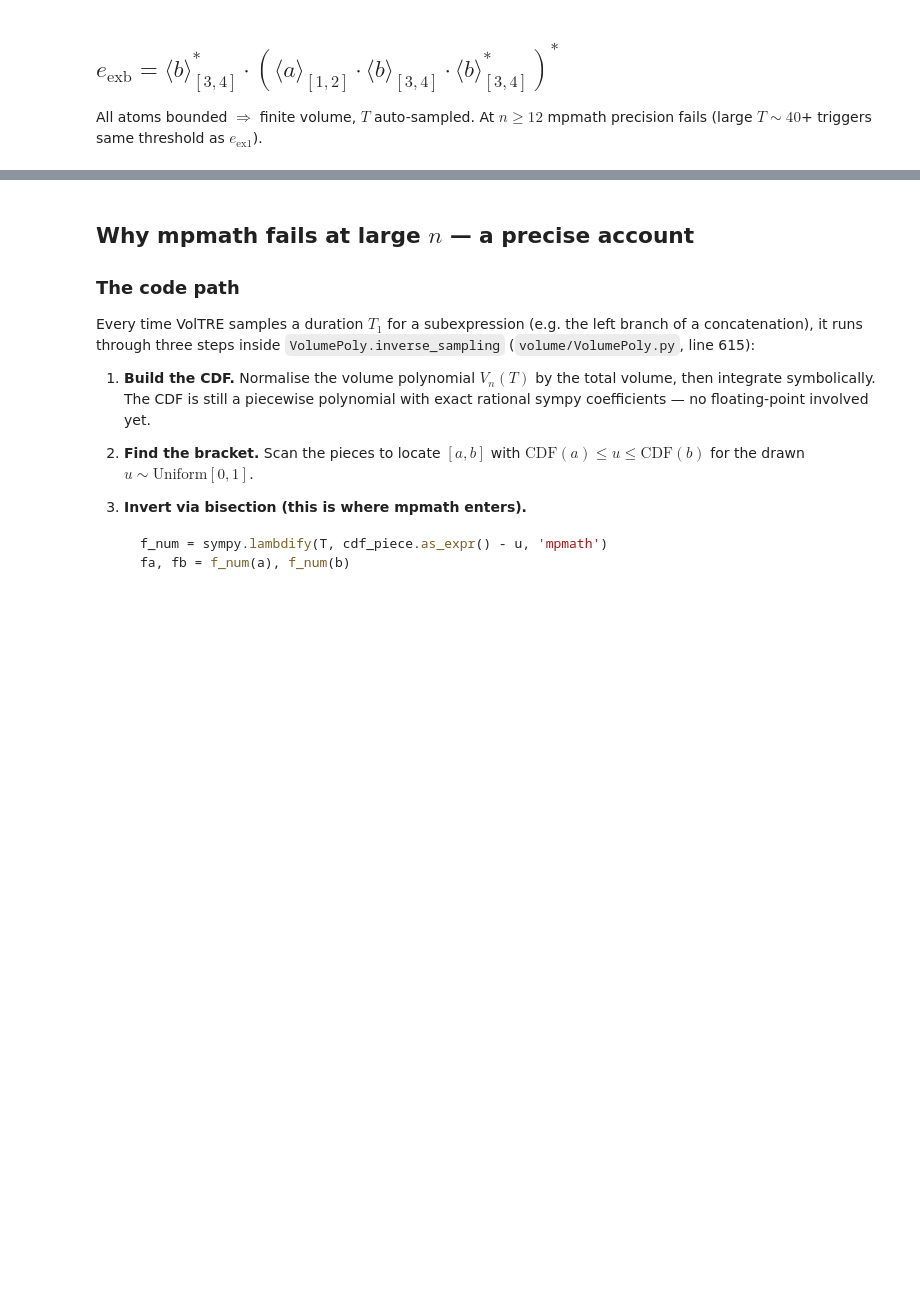
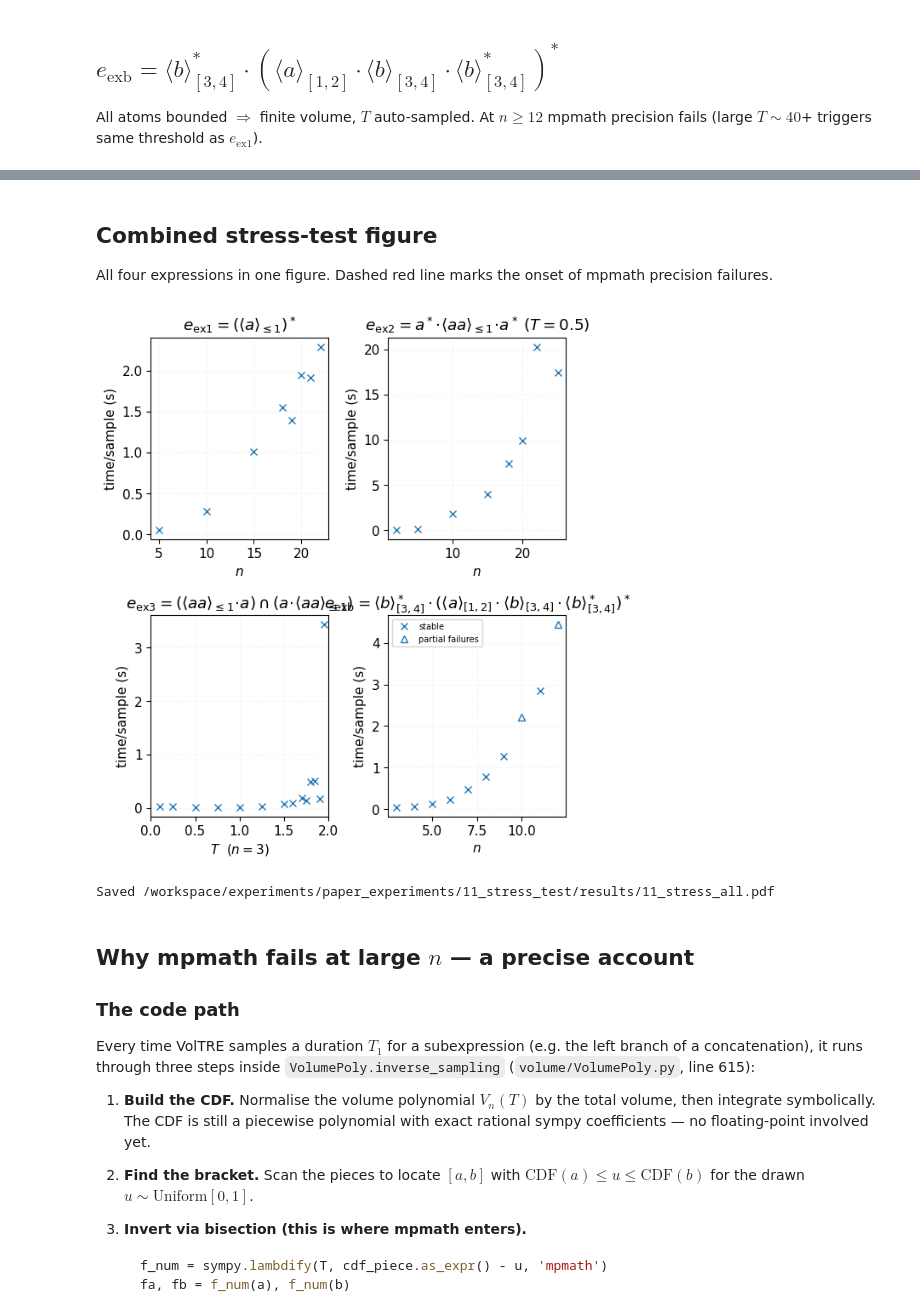
Before and after one commit to figlerg/VolTRE, a Jupyter notebook: experiments/paper_experiments/11_stress_test/11_stress_test.ipynb, the cells around one changed output, grey strips where cells are left out. Drawn from its saved outputs; the diff is of its cells as text; code cells hidden in the pictures; blank space fills up the shorter version.

```diff
--- a/experiments/paper_experiments/11_stress_test/11_stress_test.ipynb
+++ b/experiments/paper_experiments/11_stress_test/11_stress_test.ipynb
@@ -275,3 +296,41 @@ plt.show()
+# %% [markdown]
+## Combined stress-test figure
+
+All four expressions in one figure. Dashed red line marks the onset of mpmath precision failures.
+# %%
+# Combined stress-test figure: 2x2, one panel per expression.
+# Requires times_ex1, times_ex2, times_ex3, times_exb to be in scope
+# (run the individual cells above first).
+
+fig, axes = plt.subplots(2, 2, figsize=(FIG_W, FIG_H * 2.6))
+(ax1, ax2), (ax3, ax4) = axes
+
+stress_plot(ax1, N_VALUES_EX1, times_ex1, fails_ex1,
+            r'$n$', r'$e_{\mathrm{ex1}}=(\langle a\rangle_{\leq 1})^*$')
+
+stress_plot(ax2, N_VALUES_EX2, times_ex2, fails_ex2,
+            r'$n$',
+            r'$e_{\mathrm{ex2}}=a^*\!\cdot\!\langle aa\rangle_{\leq 1}\!\cdot\! a^*\;(T{=}0.5)$')
+
+stress_plot(ax3, T_VALUES_EX3, times_ex3, fails_ex3,
+            r'$T$  ($n=3$)',
+            r'$e_{\mathrm{ex3}}=(\langle aa\rangle_{\leq 1}\!\cdot\! a)'
+            r'\cap(a\!\cdot\!\langle aa\rangle_{\leq 1})$')
+ax3.set_xlim(0, 2)
+
+stress_plot(ax4, N_VALUES_EXB, times_exb, fails_exb,
+            r'$n$',
+            r'$e_{\mathrm{exb}}=\langle b\rangle^*_{[3,4]}\cdot'
+            r'(\langle a\rangle_{[1,2]}\cdot\langle b\rangle_{[3,4]}\cdot\langle b\rangle^*_{[3,4]})^*$')
+
+fig.tight_layout(pad=1.2)
+out = os.path.join(RESULTS, '11_stress_all.pdf')
+fig.savefig(out, bbox_inches='tight')
+plt.show()
+print(f'Saved {out}')
+# %% [output]
+[figure, added]
+Saved /workspace/experiments/paper_experiments/11_stress_test/results/11_stress_all.pdf
 # %% [markdown]
 ## Why mpmath fails at large $n$ — a precise account
 
```
Also changed, not shown: parts of 9 cells of this notebook, 2 other files.
